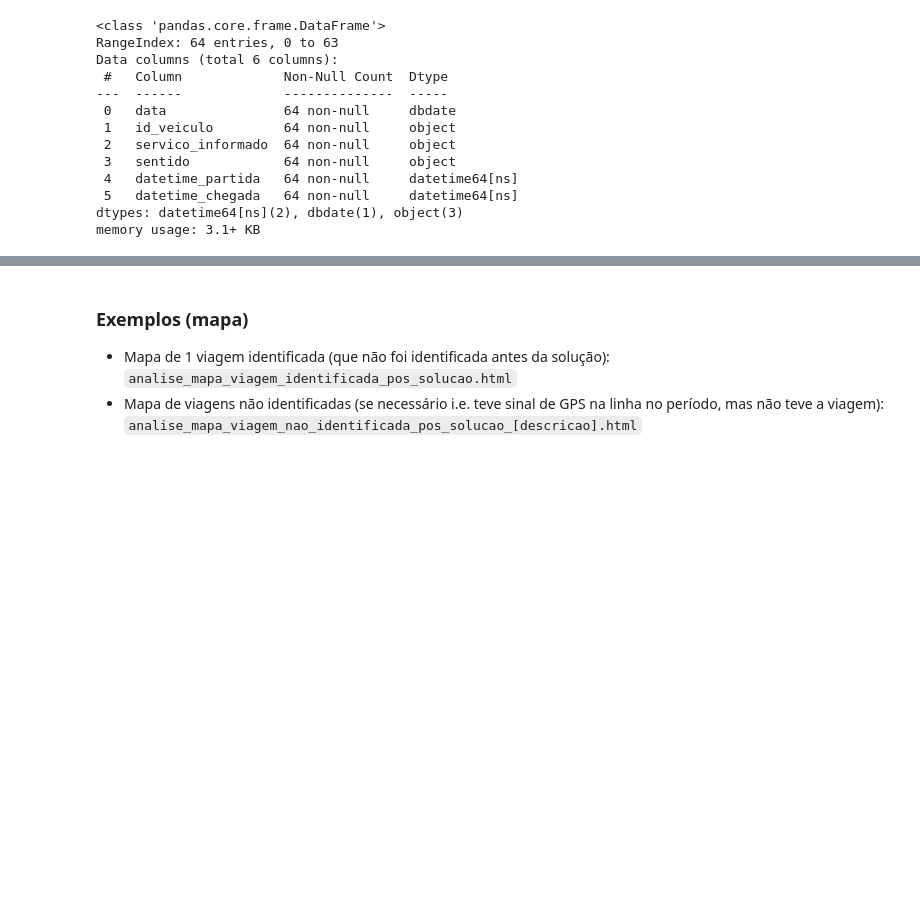
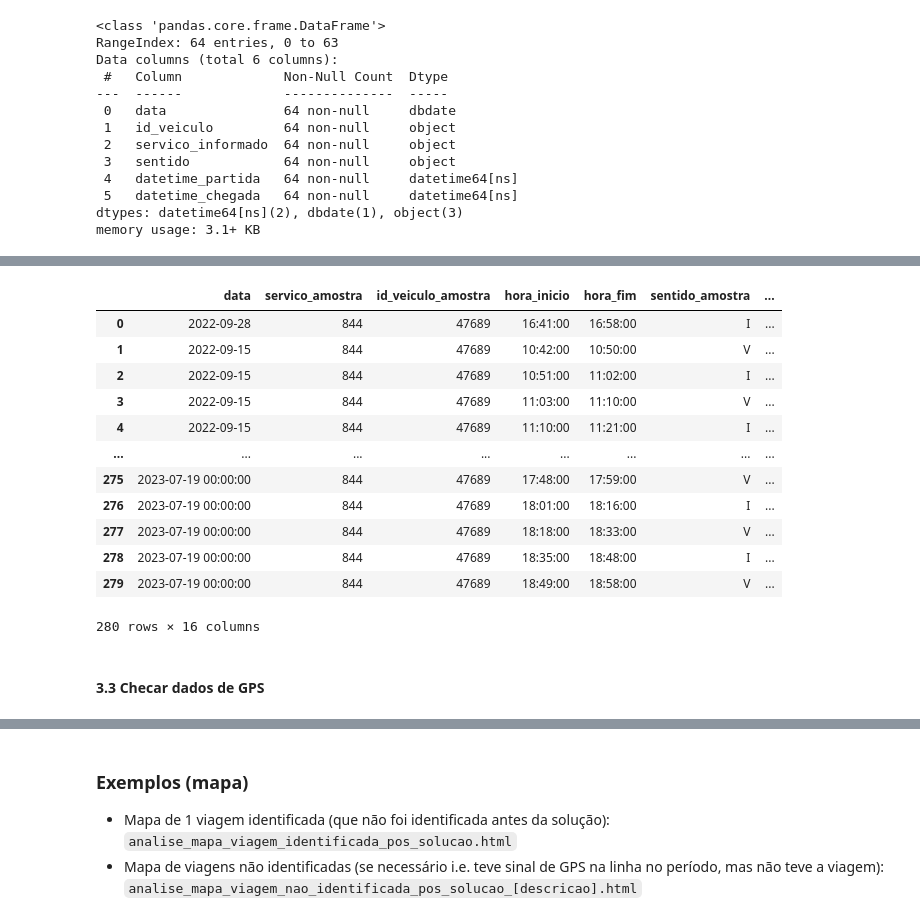
Before and after one commit to RJ-SMTR/subsidio_recursos, a Jupyter notebook: SMTR202211008775_844_2022-11-30/notebooks/1_analise_exploratoria_844.ipynb, the cells around one changed output, grey strips where cells are left out. Drawn from its saved outputs; the diff is of its cells as text; code cells hidden in the pictures; blank space fills up the shorter version.

```diff
--- a/SMTR202211008775_844_2022-11-30/notebooks/1_analise_exploratoria_844.ipynb
+++ b/SMTR202211008775_844_2022-11-30/notebooks/1_analise_exploratoria_844.ipynb
@@ -680,0 +772,20 @@ KeyError: 'id_veiculo'
+# %%
+amostra_classificada_2023 = amostra_classificada[amostra_classificada['data'].dt.year == 2023]
+amostra_reprocessada = pd.concat([amostra_2022_completa_reprocessada2, amostra_classificada_2023], ignore_index=True)
+amostra_reprocessada
+# %% [output]
+|  | data | servico_amostra | id_veiculo_amostra | hora_inicio | hora_fim | sentido_amostra | ... |
+| 0 | 2022-09-28 | 844 | 47689 | 16:41:00 | 16:58:00 | I | ... |
+| 1 | 2022-09-15 | 844 | 47689 | 10:42:00 | 10:50:00 | V | ... |
+| 2 | 2022-09-15 | 844 | 47689 | 10:51:00 | 11:02:00 | I | ... |
+| 3 | 2022-09-15 | 844 | 47689 | 11:03:00 | 11:10:00 | V | ... |
+| 4 | 2022-09-15 | 844 | 47689 | 11:10:00 | 11:21:00 | I | ... |
+| ... | ... | ... | ... | ... | ... | ... | ... |
+| 275 | 2023-07-19 00:00:00 | 844 | 47689 | 17:48:00 | 17:59:00 | V | ... |
+| 276 | 2023-07-19 00:00:00 | 844 | 47689 | 18:01:00 | 18:16:00 | I | ... |
+| 277 | 2023-07-19 00:00:00 | 844 | 47689 | 18:18:00 | 18:33:00 | V | ... |
+| 278 | 2023-07-19 00:00:00 | 844 | 47689 | 18:35:00 | 18:48:00 | I | ... |
+| 279 | 2023-07-19 00:00:00 | 844 | 47689 | 18:49:00 | 18:58:00 | V | ... |
+280 rows × 16 columns
+# %% [markdown]
+#### 3.3 Checar dados de GPS
```
Also changed, not shown: parts of 44 cells of this notebook, 6 other files.
